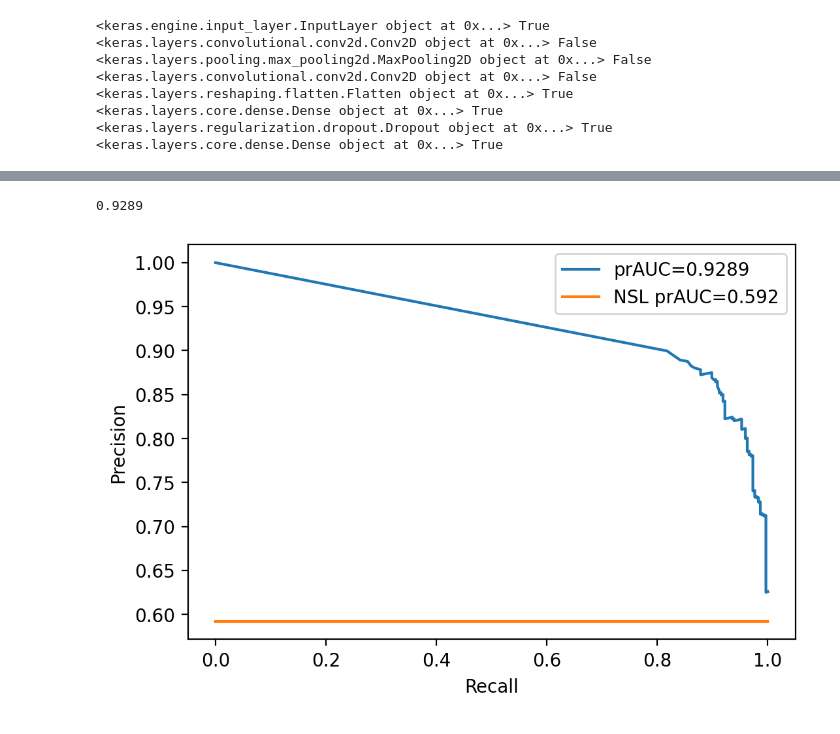
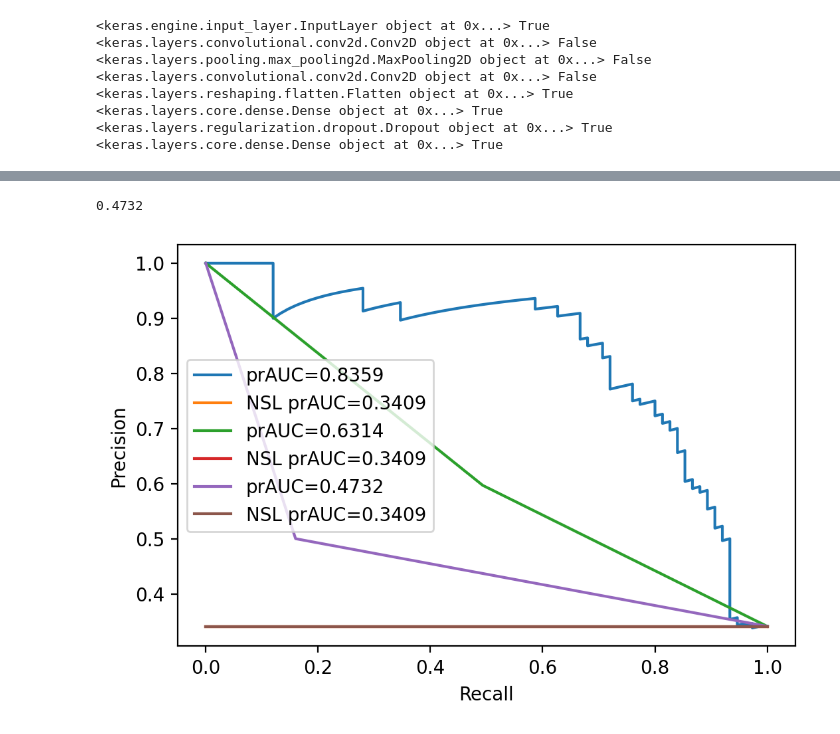
Before and after one commit to pattilab/PeakDetective, a Jupyter notebook: workbooks/ground_truth_analysis_neatMS_comparision.ipynb, the cells around one changed output, grey strips where cells are left out. Saved outputs shown, nothing was run; the diff lists cells and outputs as text; code cells hidden in the pictures.

```diff
--- a/workbooks/ground_truth_analysis_neatMS_comparision.ipynb
+++ b/workbooks/ground_truth_analysis_neatMS_comparision.ipynb
@@ -148,9 +149,9 @@ NeatMS_output_df
 # %%
-files = [x for x in os.listdir(datadir) if ".mzML" in x]
+files = [x for x in os.listdir(rawDataDir) if ".mzML" in x]
 print(files)
 raw_data = []
 for file in files:
     temp = rawData()
-    temp.readRawDataFile(datadir + file,ms1ppm)
+    temp.readRawDataFile(rawDataDir + file,ms1ppm)
     raw_data.append(temp)
 # %% [output]
@@ -421,5 +430,10 @@ peakList
 # %%
-#format X
+# format X
 if __name__ == "__main__":
-    ms1_peaks_curated,X_norm,X_orig,tics,scores,progress,peak_scores = integ.curatePeaks(raw_data,peakList,min_peaks=50000,shift=2.0,smooth_epochs=10,threshold=0.99)
+    ms1_peaks_curated,X_norm,X_orig,tics,scores,progress,peak_scores,performance,peak_intensities = integ.curatePeaks(raw_data,peakList,
+                                                                                min_peaks=50000,shift=7.0,
+                                                                                smooth_epochs=20,class_epochs=30,
+                                                                                threshold=0.5,useSynthetic=True,
+                                                                                numManualPerRound=10,validation_split=0.1,
+                                                                                autoClassify = False,noise=500)
 # %% [output]
@@ -505,7 +531,7 @@ plt.colorbar(label="Peak Score")
 df = {}
 for file in files:
     for index,row in peakList.iterrows():
-        if index in ms1_peaks_curated[datadir + file].index.values:
+        if index in ms1_peaks_curated[rawDataDir + file].index.values:
             df[len(df)] = {"sample":file,"classification":"true peak"}
         else:
             df[len(df)] = {"sample":file,"classification":"artifact"}
@@ -586,7 +598,7 @@ pred = []
 file = files[0]
 for index,row in peakList_labeled.iterrows():
     if index in order:
-        if index in ms1_peaks_curated[datadir + file].index.values:
+        if index in ms1_peaks_curated[rawDataDir + file].index.values:
             pred.append(1.0)
         else:
             pred.append(0.0)
@@ -614,31 +628,34 @@ peak_scores
 # %%
 def makePRCPlot(pred,true,noSkill=True):
 
     prec, recall, threshs = met.precision_recall_curve(true, pred)
 
     auc = np.round(met.auc(recall, prec), 4)
 
     plt.plot(recall, prec, label="prAUC=" + str(auc))
     plt.xlabel("Recall")
     plt.ylabel("Precision")
     if noSkill:
         numPositive = len([x for x in true if x > 0.5])
         numNegative = len(true) - numPositive
         plt.plot([0, 1.0],
                  [numPositive / float(numPositive + numNegative), numPositive / float(numPositive + numNegative)],
                  label="NSL prAUC=" + str(
                      np.round(numPositive / float(numPositive + numNegative), 4)))
     plt.legend()
     return auc
 
 true = []
 pred = []
 file = files[0]
 for index,row in peakList_labeled.iterrows():
-    pred.append(peak_scores.at[index,datadir+file])
-    true.append(row["classification"])
+    if index in order:
+        pred.append(peak_scores.at[index,rawDataDir+file])
+        true.append(row["classification"])
 
 makePRCPlot(pred,true)
+makePRCPlot(pred_neatms_tl,true_neatms_tl)
+makePRCPlot(pred_neatms,true_neatms)
 # %% [output]
-0.9289
+0.4732
-[figure, old version]
+[figure, new version]
```
Also changed, not shown: parts of 37 cells of this notebook, 1 other file.
